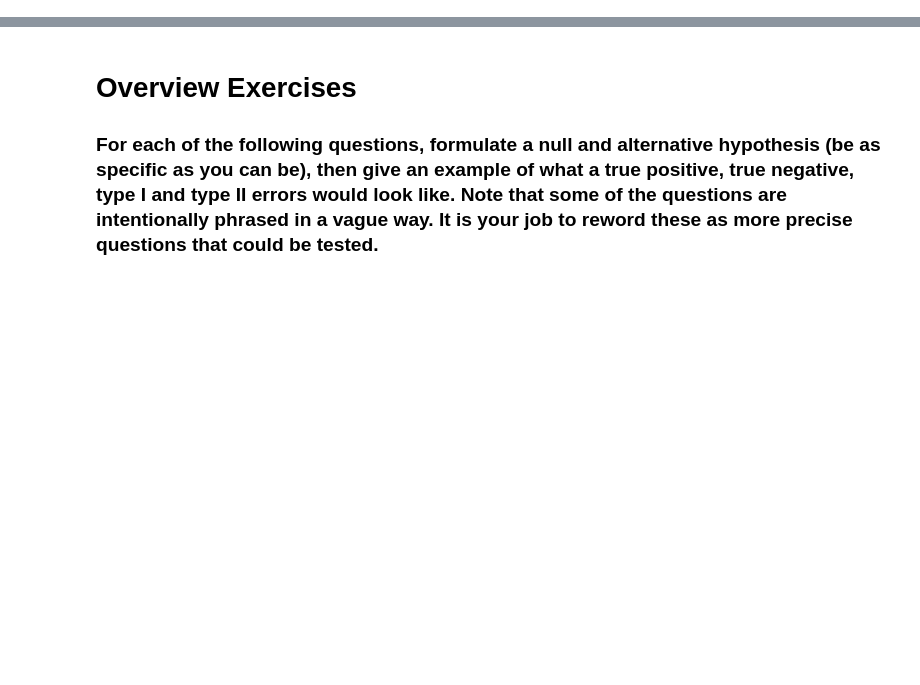
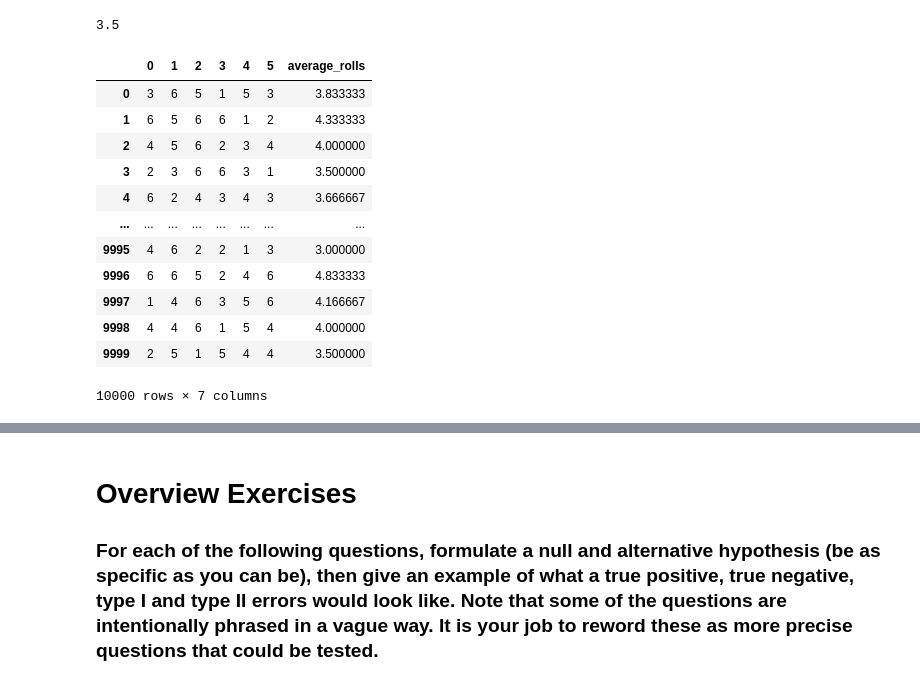
Before and after one commit to ThompsonBethany01/statistics-exercises, a Jupyter notebook: hypothesis_testing.ipynb, the cells around one changed output, grey strips where cells are left out. Cells and saved outputs as stored; diff of their text form; code cells hidden in the pictures; blank space fills up the shorter version.

```diff
--- a/hypothesis_testing.ipynb
+++ b/hypothesis_testing.ipynb
@@ -0,0 +129,23 @@
+# %%
+#theoretically, each dice number has equal chance to be rolled, we take the average of that
+theory_prob = (6 + 5 + 4 + 3 + 2 + 1)/6
+# %% [output]
+3.5
+# %%
+rolls = np.random.choice([1,2,3,4,5,6],size = 6 * 10_000).reshape(10_000, 6)
+rolls_df = pd.DataFrame(rolls)
+rolls_df['average_rolls'] = rolls_df.mean(axis=1)
+# %% [output]
+|  | 0 | 1 | 2 | 3 | 4 | 5 | average_rolls |
+| 0 | 3 | 6 | 5 | 1 | 5 | 3 | 3.833333 |
+| 1 | 6 | 5 | 6 | 6 | 1 | 2 | 4.333333 |
+| 2 | 4 | 5 | 6 | 2 | 3 | 4 | 4.000000 |
+| 3 | 2 | 3 | 6 | 6 | 3 | 1 | 3.500000 |
+| 4 | 6 | 2 | 4 | 3 | 4 | 3 | 3.666667 |
+| ... | ... | ... | ... | ... | ... | ... | ... |
+| 9995 | 4 | 6 | 2 | 2 | 1 | 3 | 3.000000 |
+| 9996 | 6 | 6 | 5 | 2 | 4 | 6 | 4.833333 |
+| 9997 | 1 | 4 | 6 | 3 | 5 | 6 | 4.166667 |
+| 9998 | 4 | 4 | 6 | 1 | 5 | 4 | 4.000000 |
+| 9999 | 2 | 5 | 1 | 5 | 4 | 4 | 3.500000 |
+10000 rows × 7 columns
```
Also changed, not shown: parts of 66 cells of this notebook.
